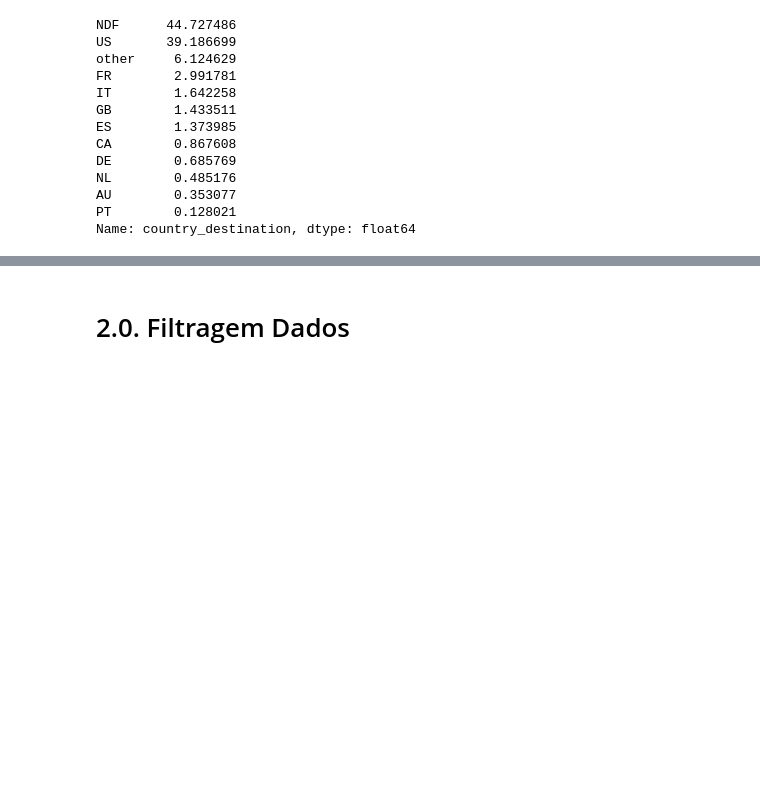
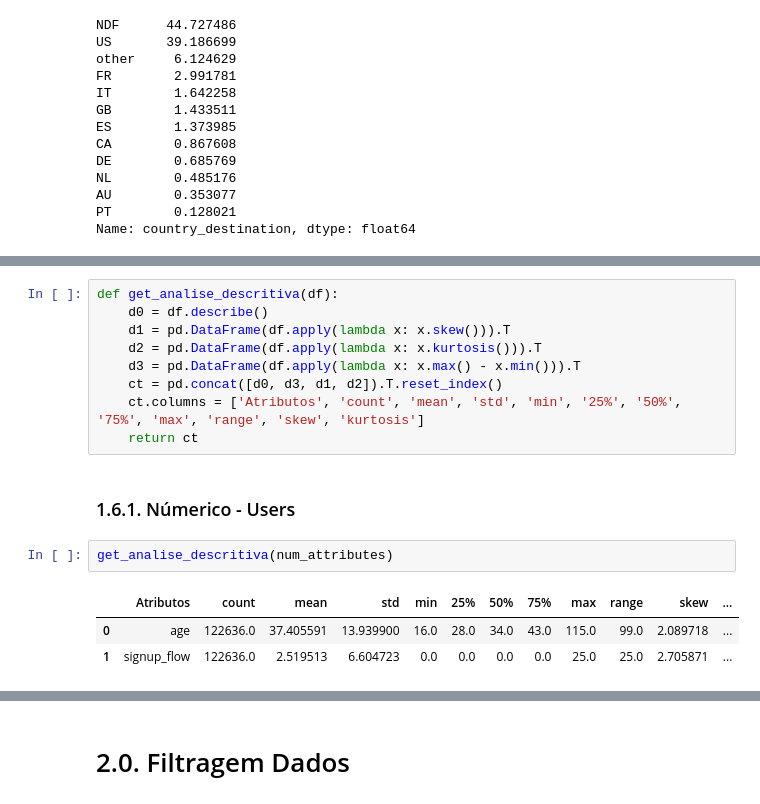
Before and after one commit to laurivansareta/previsao_agendamento_acomodacao, a Jupyter notebook: notebooks/c3.agendamento_acomodacao_tratando_na.ipynb, the cells around one changed output, grey strips where cells are left out. Cells and saved outputs as stored; diff of their text form; blank space fills up the shorter version.

```diff
--- a/notebooks/c3.agendamento_acomodacao_tratando_na.ipynb
+++ b/notebooks/c3.agendamento_acomodacao_tratando_na.ipynb
@@ -246,0 +276,17 @@ Name: country_destination, dtype: float64
+# %%
+def get_analise_descritiva(df):
+    d0 = df.describe()
+    d1 = pd.DataFrame(df.apply(lambda x: x.skew())).T
+    d2 = pd.DataFrame(df.apply(lambda x: x.kurtosis())).T
+    d3 = pd.DataFrame(df.apply(lambda x: x.max() - x.min())).T
+    ct = pd.concat([d0, d3, d1, d2]).T.reset_index()
+    ct.columns = ['Atributos', 'count', 'mean', 'std', 'min', '25%', '50%', '75%', 'max', 'range', 'skew', 'kurtosis']
+    return ct
+# %% [markdown]
+### 1.6.1. Númerico - Users
+# %%
+get_analise_descritiva(num_attributes)
+# %% [output]
+|  | Atributos | count | mean | std | min | 25% | 50% | 75% | max | range | skew | ... |
+| 0 | age | 122636.0 | 37.405591 | 13.939900 | 16.0 | 28.0 | 34.0 | 43.0 | 115.0 | 99.0 | 2.089718 | ... |
+| 1 | signup_flow | 122636.0 | 2.519513 | 6.604723 | 0.0 | 0.0 | 0.0 | 0.0 | 25.0 | 25.0 | 2.705871 | ... |
```
Also changed, not shown: parts of 19 cells of this notebook, 1 other file.
